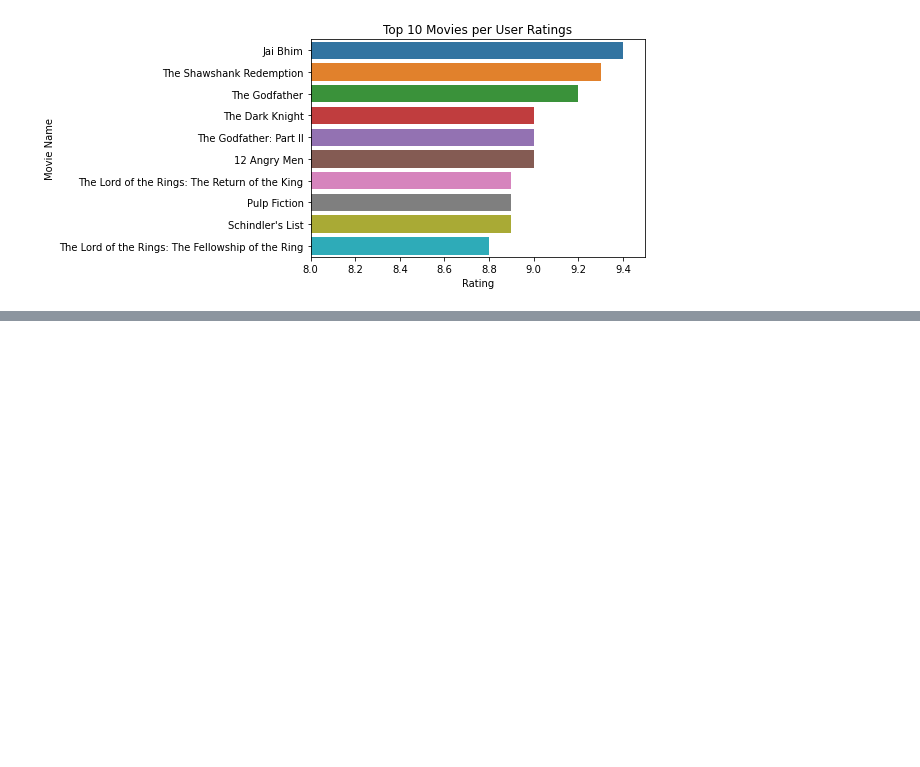
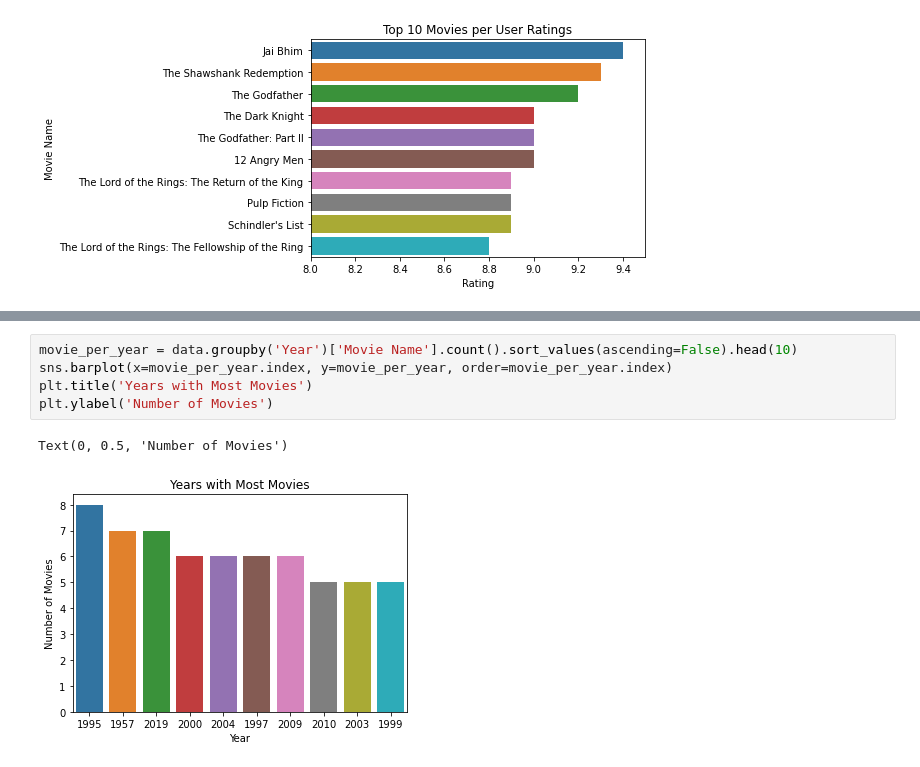
Before and after one commit to fcyydd/movie-recommender, a Jupyter notebook: analysis.ipynb, the cells around one changed output, grey strips where cells are left out. Cells and saved outputs as stored; diff of their text form; blank space fills up the shorter version.

```diff
--- a/analysis.ipynb
+++ b/analysis.ipynb
@@ -54,0 +75,8 @@ alt.Chart(data).mark_circle(opacity=0.3, color='purple').encode(
+# %%
+movie_per_year = data.groupby('Year')['Movie Name'].count().sort_values(ascending=False).head(10)
+sns.barplot(x=movie_per_year.index, y=movie_per_year, order=movie_per_year.index)
+plt.title('Years with Most Movies')
+plt.ylabel('Number of Movies')
+# %% [output]
+Text(0, 0.5, 'Number of Movies')
+[figure, added]
```
Also changed, not shown: parts of 7 cells of this notebook.
